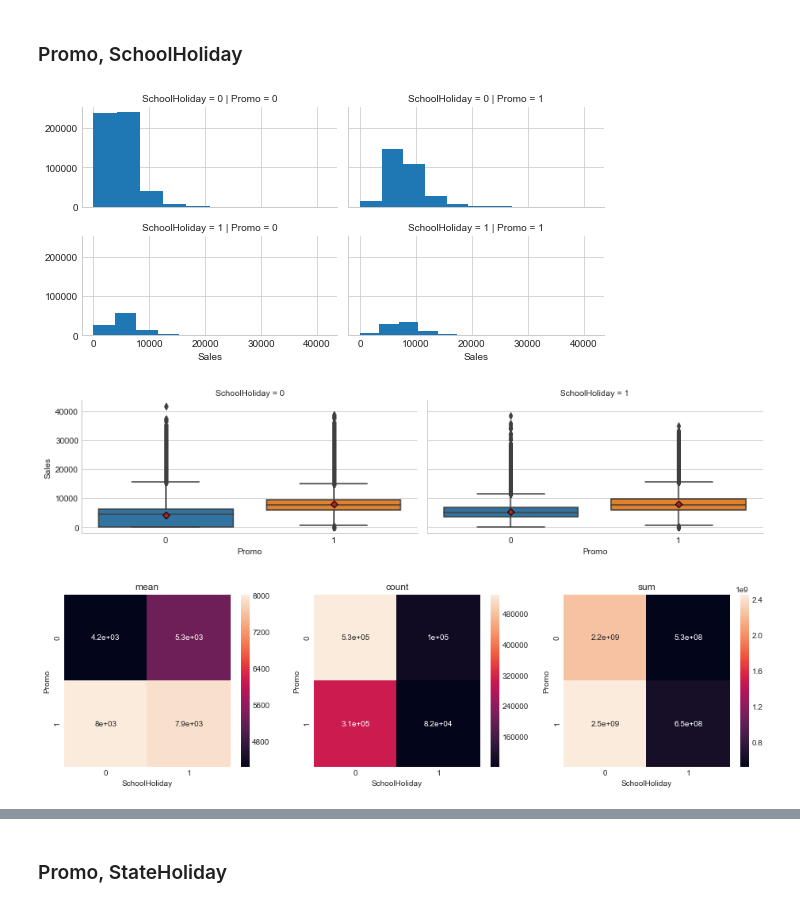
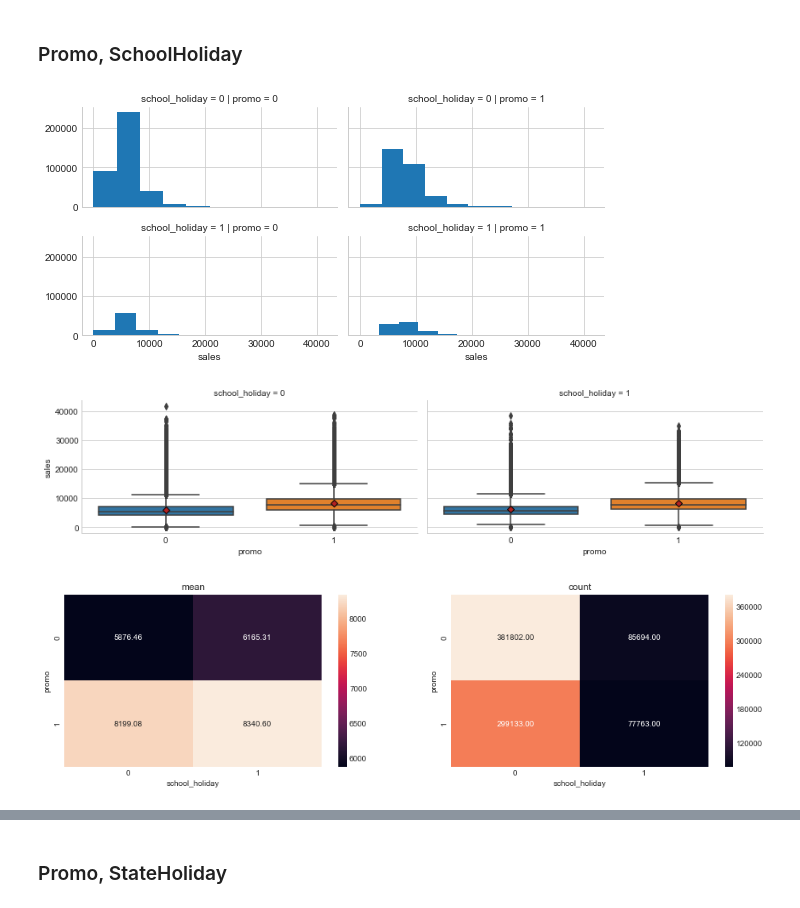
Before and after one commit to CloudMile/ml-specialized, a Jupyter notebook: rossmann/rossman.ipynb, the cells around one changed output, grey strips where cells are left out. Saved outputs shown, nothing was run; the diff lists cells and outputs as text; code cells hidden in the pictures.

```diff
--- a/rossmann/rossman.ipynb
+++ b/rossmann/rossman.ipynb
@@ -218,13 +177,7 @@ Name: Sales, dtype: float64
 [figure]
-# %%
-# Remove Open != 1, because Sales = 0
-tr_merge = tr_merge.query('Open == 1')
-
-# a = tr_merge.groupby(['Store', 'Promo', 'StateHoliday', 'SchoolHoliday']).agg({
-#     'Sales': sum, 'Customers': sum, 'Open': sum,
-#     # 'StoreType': max, 'Assortment': max, 'State': max
-# }).reset_index()
-# a.head(20)
+# %%
+# Remove open != 1, because sales = 0
+tr_merge = tr_merge.query('open == "1"')
 # %% [markdown]
 <br/>
 <br/>
@@ -460,13 +371,13 @@ def heatmap(*cols, annot=True, label='Sales'):
 ### Promo, SchoolHoliday
 # %%
 # print(tr_merge.groupby(['Store', 'SchoolHoliday', 'Promo']).Sales.sum())
-g = sns.FacetGrid(tr_merge, row='SchoolHoliday', col='Promo', height=2, aspect=2)
-g = g.map(plt.hist, "Sales").add_legend()
+g = sns.FacetGrid(tr_merge, row='school_holiday', col='promo', height=2, aspect=2)
+g = g.map(plt.hist, "sales").add_legend()
 
-sns.catplot(x="Promo", y="Sales", col='SchoolHoliday', data=tr_merge, kind="box", height=3, aspect=2, showmeans=True, meanprops=meanprops)
+sns.catplot(x="promo", y="sales", col='school_holiday', data=tr_merge, kind="box", height=3, aspect=2, showmeans=True, meanprops=meanprops)
 
-heatmap('Promo', 'SchoolHoliday')
+utils.heatmap(tr_merge, 'promo', 'school_holiday')
 # %% [output]
-[figure, old version]
+[figure, new version]
-[figure, old version]
+[figure, new version]
-[figure, old version]
+[figure, new version]
```
Also changed, not shown: parts of 109 cells of this notebook, 10 other files.
